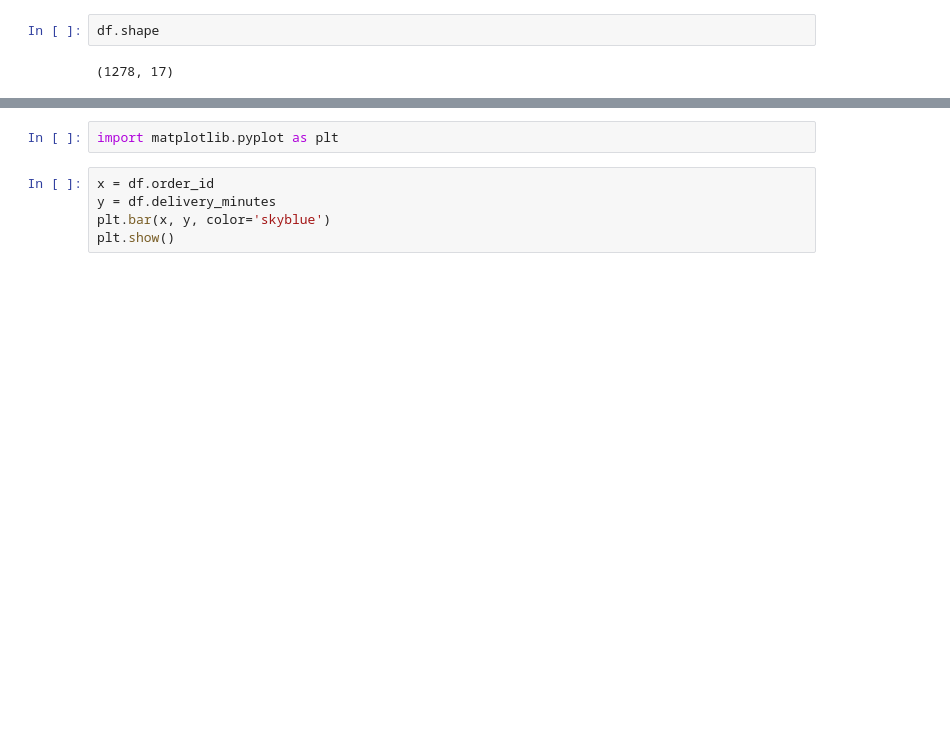
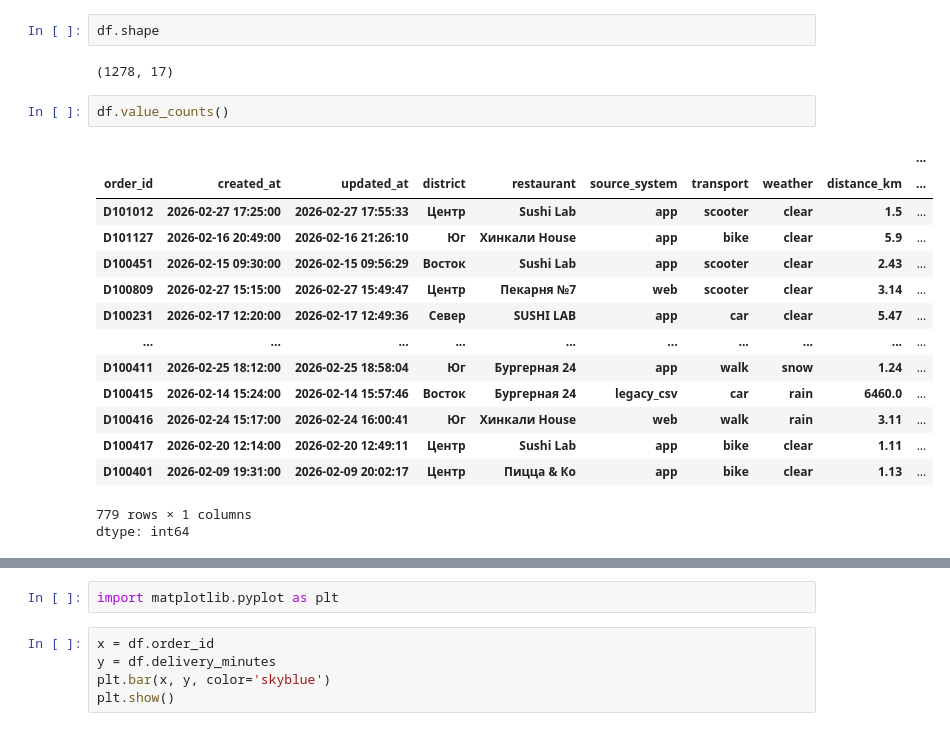
Before and after one commit to MEDBEDGITHUB/eda_project_yanakurierovnikogda, a Jupyter notebook: main.ipynb, the cells around one changed output, grey strips where cells are left out. Drawn from its saved outputs; the diff is of its cells as text; blank space fills up the shorter version.

```diff
--- a/main.ipynb
+++ b/main.ipynb
@@ -36,3 +36,21 @@ df.info
 df.shape
 # %% [output]
 (1278, 17)
+# %%
+df.value_counts()
+# %% [output]
+|  |  |  |  |  |  |  |  |  | ... |
+| order_id | created_at | updated_at | district | restaurant | source_system | transport | weather | distance_km | ... |
+| D101012 | 2026-02-27 17:25:00 | 2026-02-27 17:55:33 | Центр | Sushi Lab | app | scooter | clear | 1.5 | ... |
+| D101127 | 2026-02-16 20:49:00 | 2026-02-16 21:26:10 | Юг | Хинкали House | app | bike | clear | 5.9 | ... |
+| D100451 | 2026-02-15 09:30:00 | 2026-02-15 09:56:29 | Восток | Sushi Lab | app | scooter | clear | 2.43 | ... |
+| D100809 | 2026-02-27 15:15:00 | 2026-02-27 15:49:47 | Центр | Пекарня №7 | web | scooter | clear | 3.14 | ... |
+| D100231 | 2026-02-17 12:20:00 | 2026-02-17 12:49:36 | Север | SUSHI LAB | app | car | clear | 5.47 | ... |
+| ... | ... | ... | ... | ... | ... | ... | ... | ... | ... |
+| D100411 | 2026-02-25 18:12:00 | 2026-02-25 18:58:04 | Юг | Бургерная 24 | app | walk | snow | 1.24 | ... |
+| D100415 | 2026-02-14 15:24:00 | 2026-02-14 15:57:46 | Восток | Бургерная 24 | legacy_csv | car | rain | 6460.0 | ... |
+| D100416 | 2026-02-24 15:17:00 | 2026-02-24 16:00:41 | Юг | Хинкали House | web | walk | rain | 3.11 | ... |
+| D100417 | 2026-02-20 12:14:00 | 2026-02-20 12:49:11 | Центр | Sushi Lab | app | bike | clear | 1.11 | ... |
+| D100401 | 2026-02-09 19:31:00 | 2026-02-09 20:02:17 | Центр | Пицца & Ко | app | bike | clear | 1.13 | ... |
+779 rows × 1 columns
+dtype: int64
```
Also changed, not shown: parts of 8 cells of this notebook.
